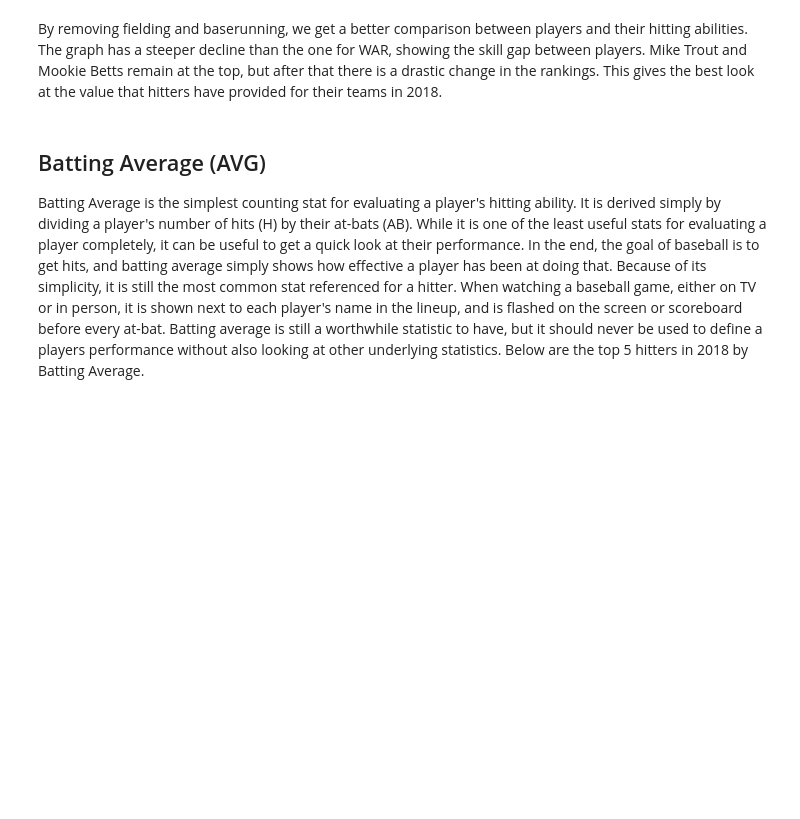
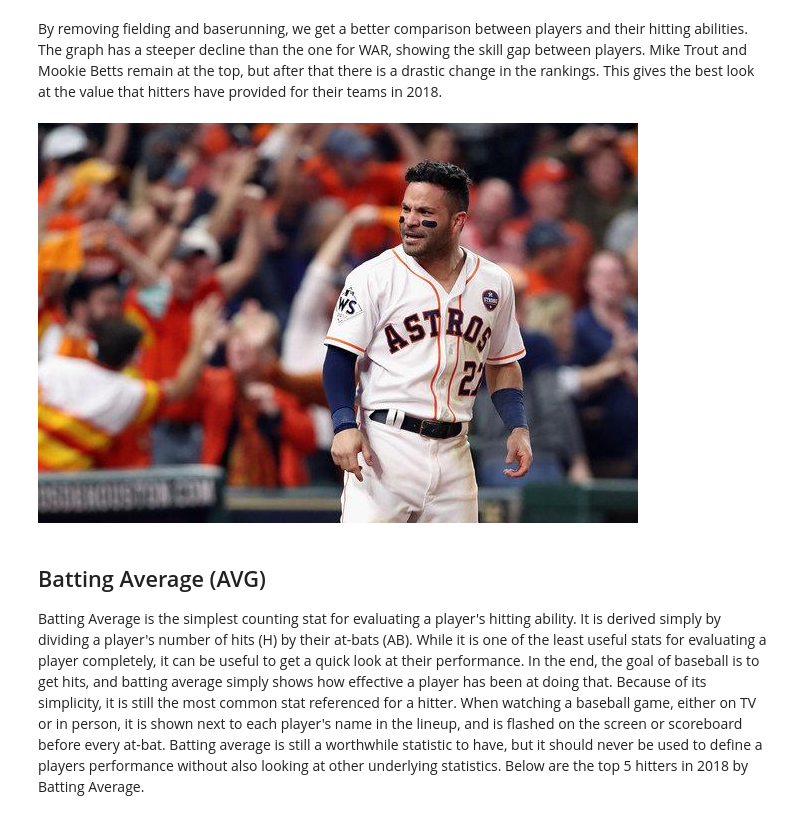
Before and after one commit to andrewscheid/CMSC320-Final-Tutorial, a Jupyter notebook: Final Tutorial - Andrew Scheid.ipynb, the cells around one changed output. Cells and saved outputs as stored; diff of their text form; code cells hidden in the pictures; blank space fills up the shorter version.

```diff
--- a/Final Tutorial - Andrew Scheid.ipynb
+++ b/Final Tutorial - Andrew Scheid.ipynb
@@ -146,6 +162,10 @@ def label_point(x, y, val, ax):
     a = pd.concat({'x': x, 'y': y, 'val': val}, axis=1)
     for i, point in a.iterrows():
         ax.text(point['x'] + .2, point['y'], str(point['val']))
+# %%
+Image(filename='altuve.jpg')
+# %% [output]
+[figure, added]
 # %% [markdown]
 ## Batting Average (AVG)
 Batting Average is the simplest counting stat for evaluating a player's hitting ability. It is derived simply by dividing a player's number of hits (H) by their at-bats (AB). While it is one of the least useful stats for evaluating a player completely, it can be useful to get a quick look at their performance. In the end, the goal of baseball is to get hits, and batting average simply shows how effective a player has been at doing that. Because of its simplicity, it is still the most common stat referenced for a hitter. When watching a baseball game, either on TV or in person, it is shown next to each player's name in the lineup, and is flashed on the screen or scoreboard before every at-bat. Batting average is still a worthwhile statistic to have, but it should never be used to define a players performance without also looking at other underlying statistics. Below are the top 5 hitters in 2018 by Batting Average.
```
Also changed, not shown: parts of 22 cells of this notebook, 13 other files.
